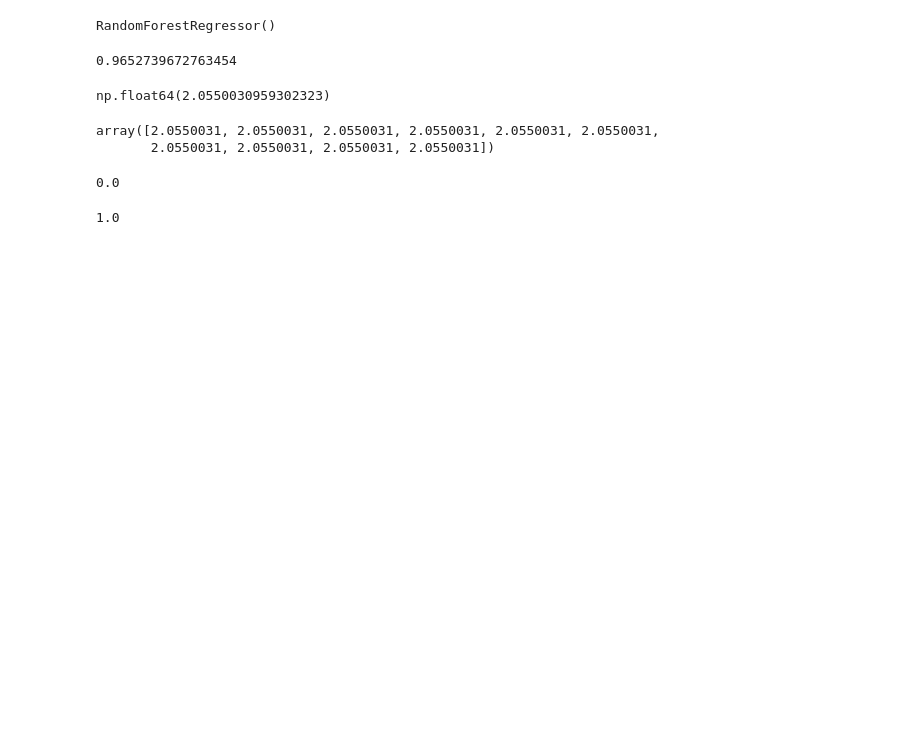
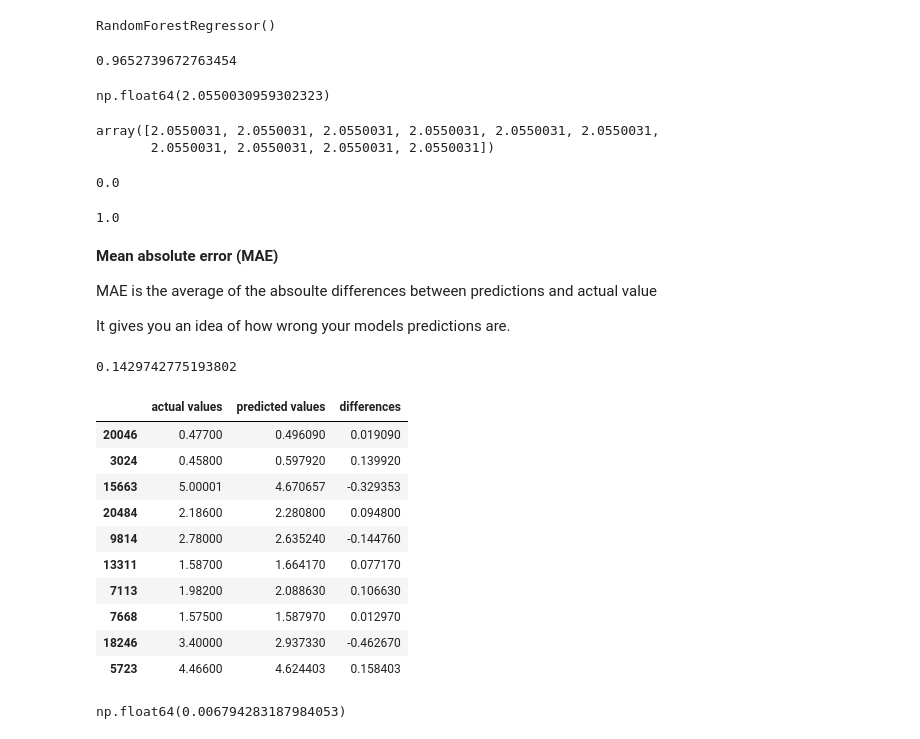
Before and after one commit to ShrishailChincholi/from-zero-to-aiml, a Jupyter notebook: ML/Scikit-learn/introducation-to-scikit-learn.ipynb, the cells around one changed output. Saved outputs shown, nothing was run; the diff lists cells and outputs as text; code cells hidden in the pictures; blank space fills up the shorter version.

Commit message:
Regression model evaluation metrics-MAE

```diff
--- a/ML/Scikit-learn/introducation-to-scikit-learn.ipynb
+++ b/ML/Scikit-learn/introducation-to-scikit-learn.ipynb
@@ -1416,3 +1416,42 @@ r2_score(y_true= y_test,
          y_pred = y_test)
 # %% [output]
 1.0
+# %% [markdown]
+**Mean absolute error (MAE)**
+
+
+MAE is the average of the absoulte differences between predictions and actual value
+
+
+It gives you an idea of how wrong your models predictions are.
+# %%
+#MAE
+
+from sklearn.metrics import mean_absolute_error
+y_preds = model.predict(x_test)
+mae = mean_absolute_error(y_test, y_preds)
+mae
+# %% [output]
+0.1429742775193802
+# %%
+df = pd.DataFrame(data={"actual values":y_test,
+                        "predicted values":y_preds})
+df["differences"] = df["predicted values"] - df["actual values"]
+df.head(10)
+# %% [output]
+|  | actual values | predicted values | differences |
+| 20046 | 0.47700 | 0.496090 | 0.019090 |
+| 3024 | 0.45800 | 0.597920 | 0.139920 |
+| 15663 | 5.00001 | 4.670657 | -0.329353 |
+| 20484 | 2.18600 | 2.280800 | 0.094800 |
+| 9814 | 2.78000 | 2.635240 | -0.144760 |
+| 13311 | 1.58700 | 1.664170 | 0.077170 |
+| 7113 | 1.98200 | 2.088630 | 0.106630 |
+| 7668 | 1.57500 | 1.587970 | 0.012970 |
+| 18246 | 3.40000 | 2.937330 | -0.462670 |
+| 5723 | 4.46600 | 4.624403 | 0.158403 |
+# %%
+#MAE using formulas and differences
+np.abs(df["differences"].mean())
+# %% [output]
+np.float64(0.006794283187984053)
```
